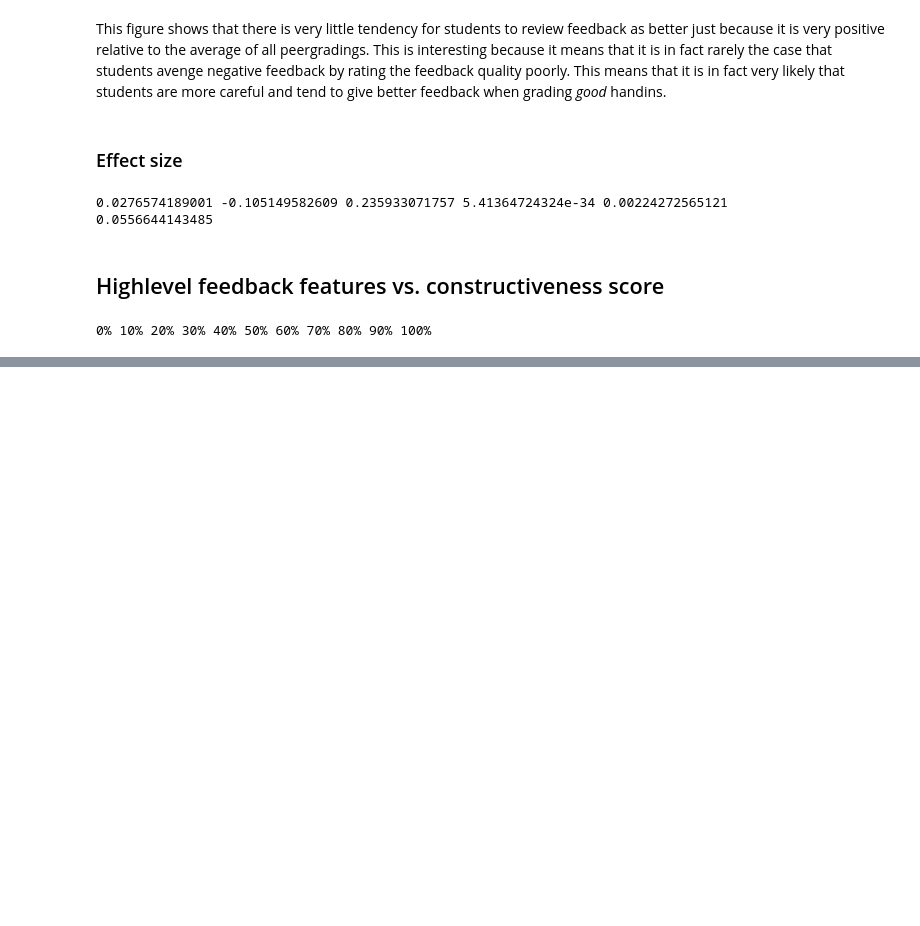
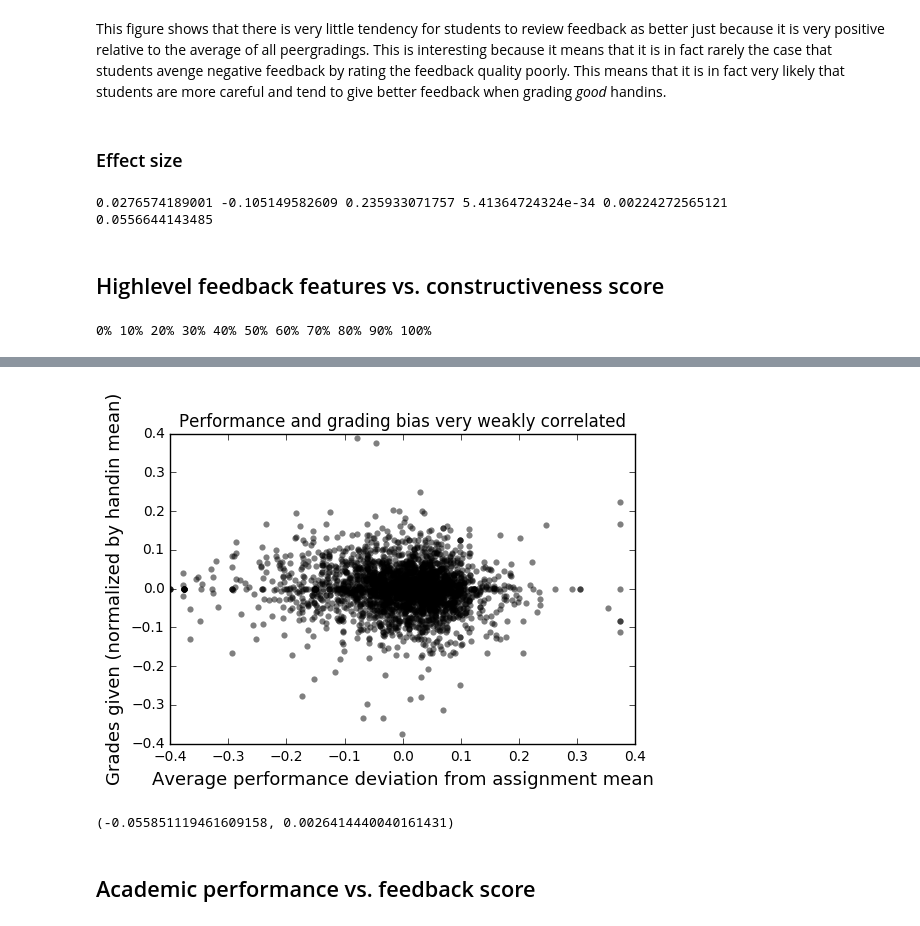
Before and after one commit to ulfaslak/peergrade_analysis, a Jupyter notebook: workbook.ipynb, the cells around one changed output, grey strips where cells are left out. Saved outputs shown, nothing was run; the diff lists cells and outputs as text; code cells hidden in the pictures; blank space fills up the shorter version.

```diff
--- a/workbook.ipynb
+++ b/workbook.ipynb
@@ -637,0 +748,43 @@ plt.show()
+# %%
+received_grades, given_grades = [], []
+processed_students = []
+
+for _student, data in students.items():
+    if _student in processed_students:
+        continue
+
+    _received_grades = np.nanmean([
+        np.nanmean(scores) - np.nanmean([np.nanmean(_a) for _a in assignments[assignment]])
+        for assignment, scores in data['received_scores_on_assignments'].items()
+    ])
+    _given_grades = np.nanmean([
+        score - np.nanmean(handins[handin])
+        for handin, score in data['given_scores_to_handins'].items()
+    ])
+
+
+    if np.isnan(_received_grades) or np.isnan(_given_grades):
+        continue
+
+    received_grades.append(_received_grades)
+    given_grades.append(_given_grades)
+
+    processed_students.append(_student)
+# %%
+plt.figure(frameon=False)
+#sns.kdeplot(np.array(received_grades), np.array(given_grades), shade=True, cmap=plt.get_cmap("Greys"))
+plt.scatter(received_grades, given_grades, lw=0, alpha=0.5, c="k")
+plt.xlabel("Average performance deviation from assignment mean", fontsize=13)
+plt.ylabel("Grades given (normalized by handin mean)", fontsize=13)
+plt.title("Performance and grading bias very weakly correlated")
+plt.xlim(-0.4, 0.4)
+plt.ylim(-0.4, 0.4)
+plt.show()
+# %% [output]
+[figure, added]
+# %%
+pearsonr(received_grades, given_grades)
+# %% [output]
+(-0.055851119461609158, 0.0026414440040161431)
+# %% [markdown]
+## Academic performance vs. feedback score
```
Also changed, not shown: parts of 34 cells of this notebook.
